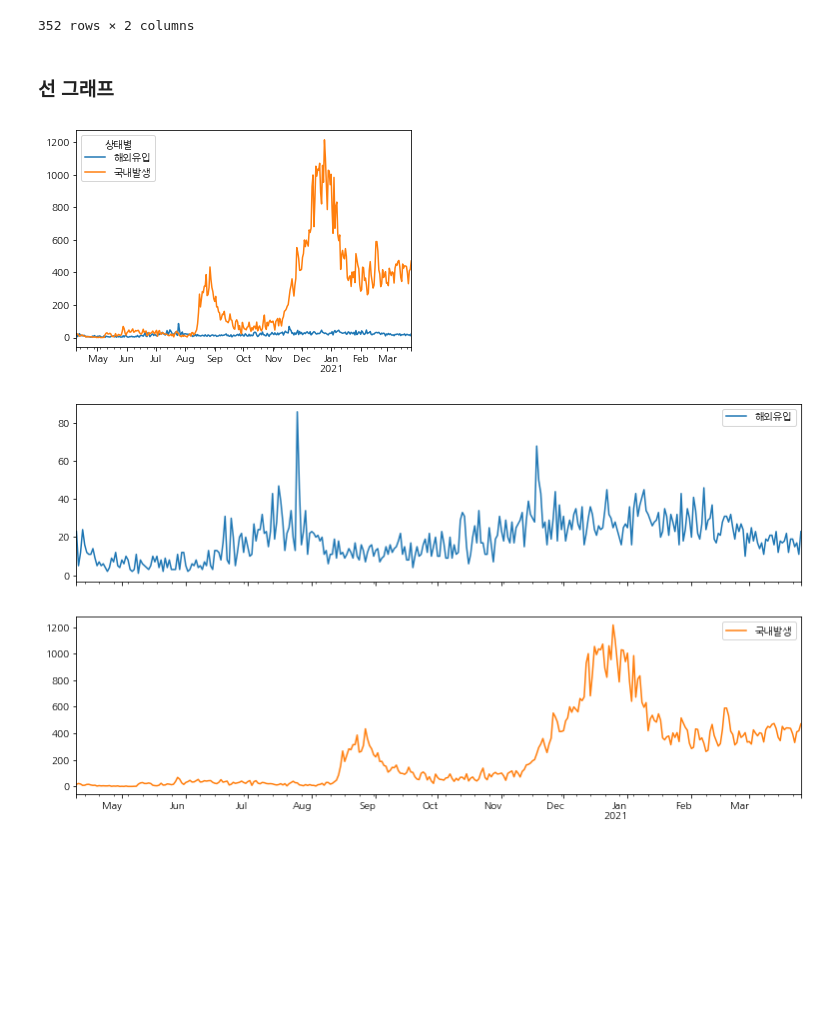
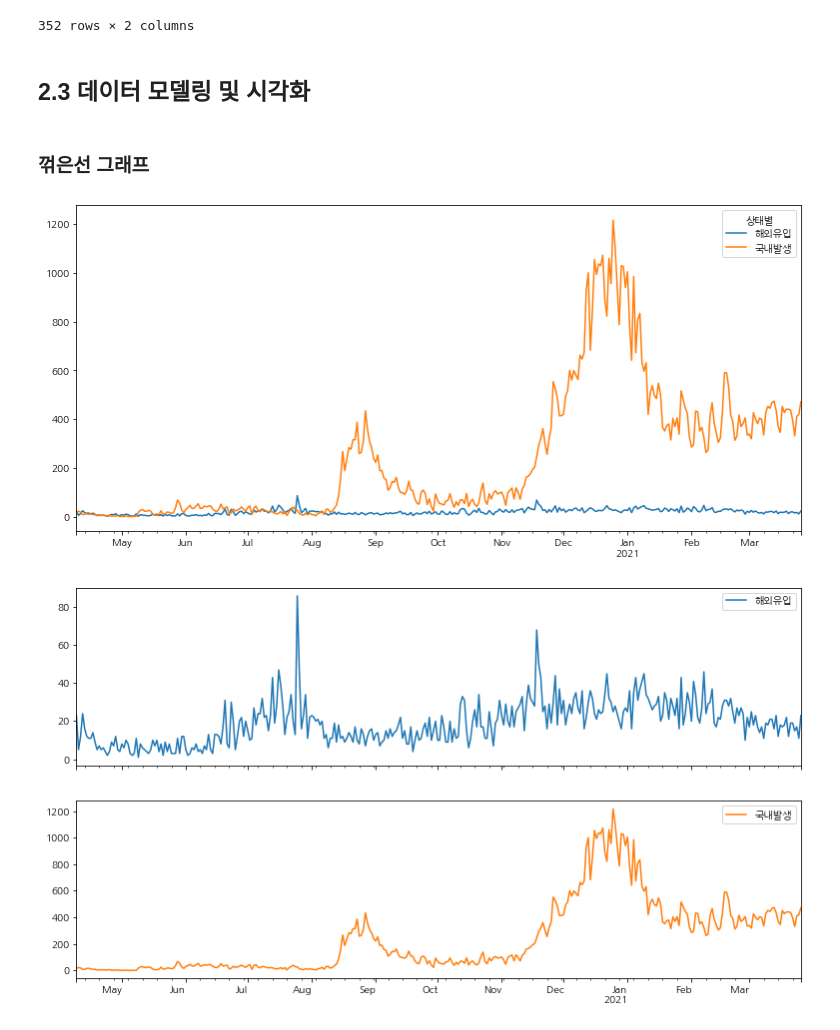
Before and after one commit to sagelab4data/first_da_2021_1, a Jupyter notebook: Day03_data_visualization.ipynb, the cells around one changed output. Saved outputs shown, nothing was run; the diff lists cells and outputs as text; code cells hidden in the pictures; blank space fills up the shorter version.

```diff
--- a/Day03_data_visualization.ipynb
+++ b/Day03_data_visualization.ipynb
@@ -618,14 +738,16 @@ corona_cause2
 | 2021-03-25 | 11.0 | 419.0 |
 | 2021-03-26 | 23.0 | 471.0 |
 352 rows × 2 columns
+# %% [markdown]
+## 2.3 데이터 모델링 및 시각화
 # %% [markdown]
-### 선 그래프
+### 꺾은선 그래프
 # %%
 # 발생경로별 꺾은선 그래프를 작성해 본다.
 
-corona_cause2.plot();
+corona_cause2.plot(figsize=(13, 6));
 # %% [output]
-[figure, old version]
+[figure, new version]
 # %%
 # 서브플롯을 적용하여 그래프를 구분하여 작성해 본다.
 
```
Also changed, not shown: parts of 103 cells of this notebook.
